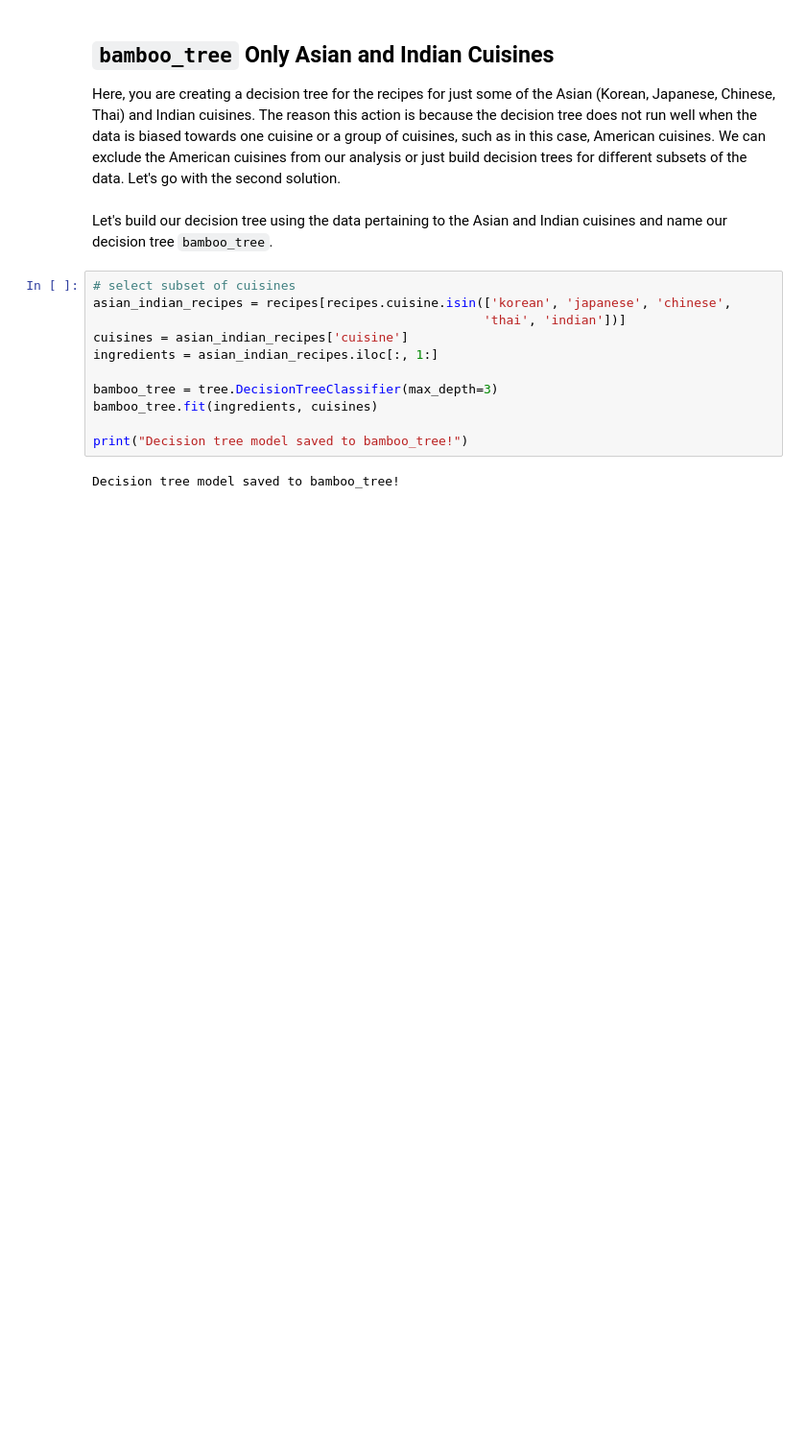
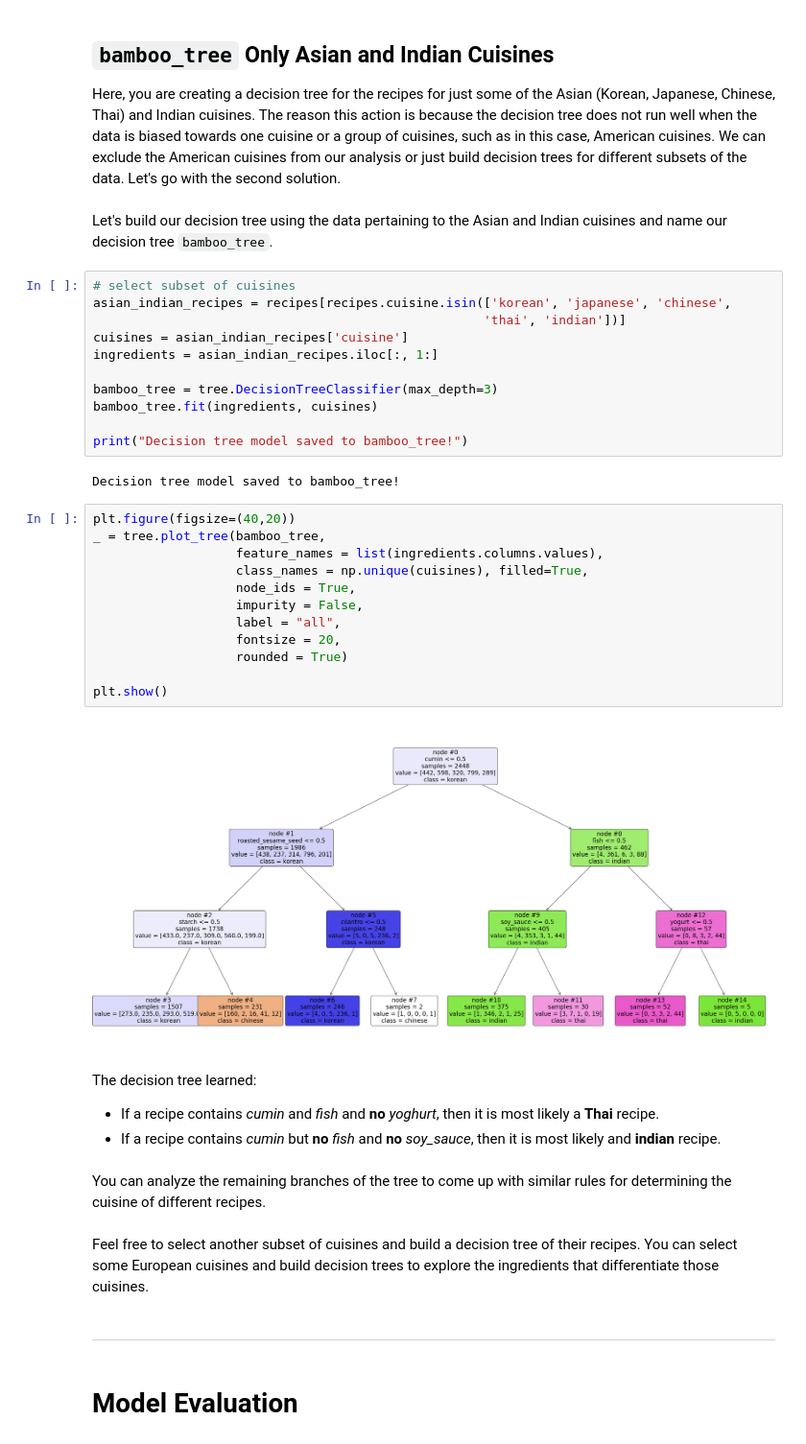
Before and after one commit to azharfachrezi/my-learning, a Jupyter notebook: Data Science Methodology/from_modeling_to_evaluation.ipynb, the cells around one changed output. Shown at 96% size. Drawn from its saved outputs; the diff is of its cells as text; blank space fills up the shorter version.

Commit message:
Evaluate Asian and Indian cuisines model

```diff
--- a/Data Science Methodology/from_modeling_to_evaluation.ipynb
+++ b/Data Science Methodology/from_modeling_to_evaluation.ipynb
@@ -152,3 +152,30 @@ bamboo_tree.fit(ingredients, cuisines)
 print("Decision tree model saved to bamboo_tree!")
 # %% [output]
 Decision tree model saved to bamboo_tree!
+# %%
+plt.figure(figsize=(40,20))
+_ = tree.plot_tree(bamboo_tree,
+                   feature_names = list(ingredients.columns.values),
+                   class_names = np.unique(cuisines), filled=True,
+                   node_ids = True,
+                   impurity = False,
+                   label = "all",
+                   fontsize = 20,
+                   rounded = True)
+
+plt.show()
+# %% [output]
+[figure, added]
+# %% [markdown]
+The decision tree learned:
+
+* If a recipe contains *cumin* and *fish* and **no** *yoghurt*, then it is most likely a **Thai** recipe.
+* If a recipe contains *cumin* but **no** *fish* and **no** *soy_sauce*, then it is most likely and **indian** recipe.
+# %% [markdown]
+You can analyze the remaining branches of the tree to come up with similar rules for determining the cuisine of different recipes.
+# %% [markdown]
+Feel free to select another subset of cuisines and build a decision tree of their recipes. You can select some European cuisines and build decision trees to explore the ingredients that differentiate those cuisines.
+# %% [markdown]
+---
+# %% [markdown]
+# Model Evaluation
```
Also changed, not shown: parts of 27 cells of this notebook.
